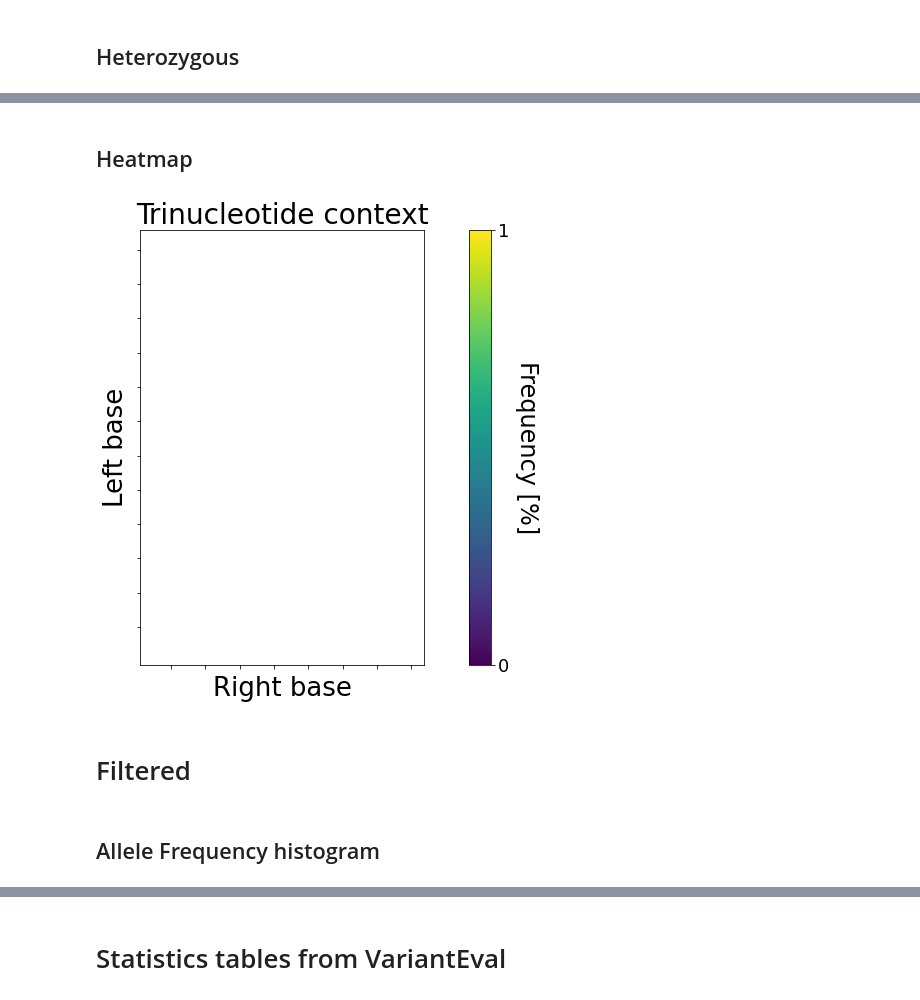
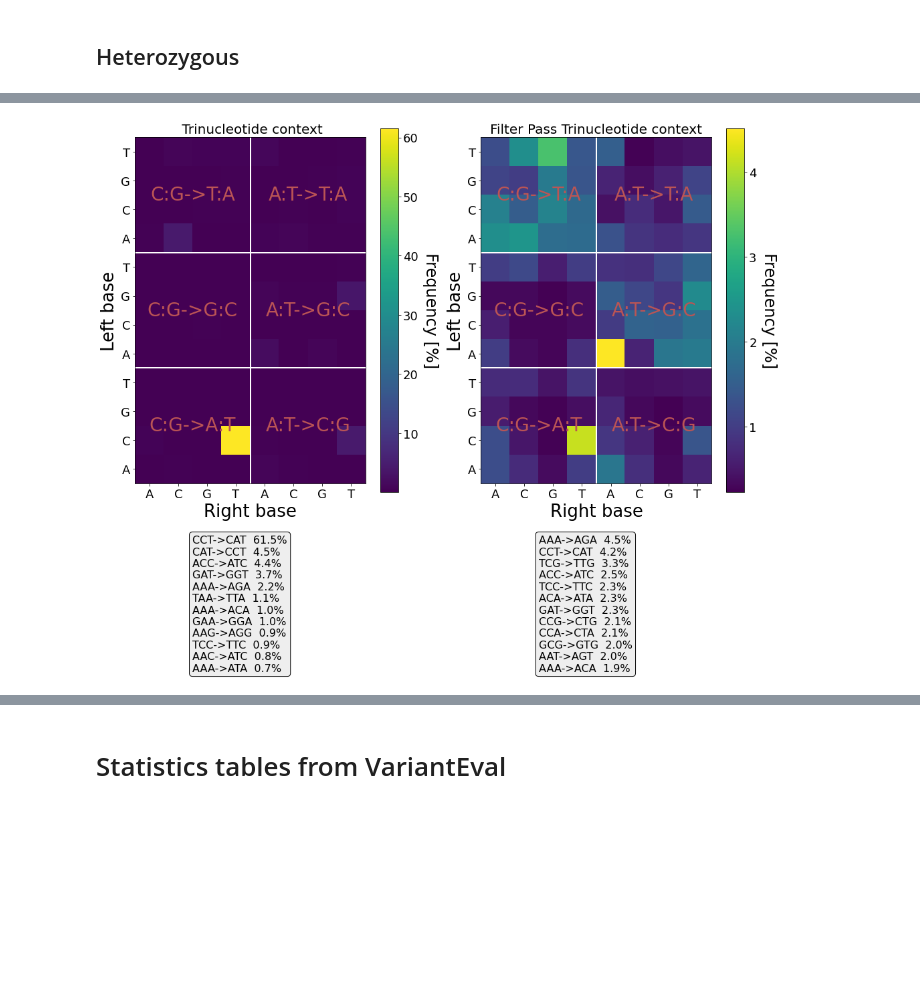
Before and after one commit to Ultimagen/VariantCalling, a Jupyter notebook: src/python/reports/report_wo_gt.ipynb, the cells around one changed output, grey strips where cells are left out. Cells and saved outputs as stored; diff of their text form; code cells hidden in the pictures; blank space fills up the shorter version.

```diff
--- a/src/python/reports/report_wo_gt.ipynb
+++ b/src/python/reports/report_wo_gt.ipynb
@@ -352,13 +280,13 @@ posx and posy should be finite values
-# %% [markdown]
-## Heatmap
 # %%
-def plot_heatmap(motifs,ax=None):
+def plot_heatmap(motifs,ax=None, title_prefix = ""):
+
     if ax is None:
         plt.figure()
         ax = plt.gca()
     plt.sca(ax)
 
-    plt.title("Trinucleotide context", fontsize=28)
+    plt.title(f"{title_prefix} Trinucleotide context", fontsize=20)
+
     x = (motifs / motifs.sum()).reset_index()
     x = x.assign(
         ref=x["ref_motif"].str.slice(1, 2),
@@ -374,6 +302,18 @@ def plot_heatmap(motifs,ax=None):
             axis=1,
         )
     )
+
+    table_str = "\n".join(
+        (
+            x["ref_motif"]
+            + "->"
+            + x["alt_motif"]
+            + "  "
+            + (x["size"]).apply(lambda x: f"{x:.1%}")
+        )
+        .loc[x.sort_values("size", ascending=False).head(12).index]
+        .values
+    )
     x = x.pivot_table(
         index=[
             "family",
@@ -383,6 +323,16 @@ def plot_heatmap(motifs,ax=None):
         values="size",
     ).sort_index(ascending=False)
 
+    ax.text(
+        0.25,
+        -0.15,
+        table_str,
+        transform=ax.transAxes,
+        fontsize=16,
+        verticalalignment="top",
+        bbox=dict(boxstyle="round", facecolor="#EEEEEE"),
+    )
+
     bbox_extra_artists = list()
     data = np.concatenate((x.iloc[:12, :], x.iloc[12:, :]), axis=1) * 100
     plt.imshow(data, cmap="viridis")
@@ -391,8 +341,7 @@ def plot_heatmap(motifs,ax=None):
         range(
             int(np.ceil(min(cbar.ax.get_yaxis().get_ticklocs()))),
             1 + int(max(cbar.ax.get_yaxis().get_ticklocs())),
-        )
-    )
+            10 if (int(max(cbar.ax.get_yaxis().get_ticklocs()))-int(np.ceil(min(cbar.ax.get_yaxis().get_ticklocs())))>10) else 1))
     cbar.ax.set_ylabel("Frequency [%]", fontsize=24, rotation=270, labelpad=30)
     plt.xticks(range(8), list(x.columns) + list(x.columns))
     plt.yticks(range(12), x.iloc[:12, :].index.get_level_values("left"))
@@ -412,36 +361,36 @@ def plot_heatmap(motifs,ax=None):
             [
                 (xlim[0] + (xlim[1] - xlim[0]) / 4),
                 (xlim[0] + (xlim[1] - xlim[0]) * 3 / 4),
             ]
         ],
         3,
         axis=0,
     )
     Y = np.repeat(
         [
             [
                 (ylim[0] + (ylim[1] - ylim[0]) * 5 / 6),
                 (ylim[0] + (ylim[1] - ylim[0]) * 3 / 6),
                 (ylim[0] + (ylim[1] - ylim[0]) / 6),
             ]
         ],
         2,
         axis=0,
     ).T
     T = np.vstack(
         (
             x.iloc[:12:4, :].index.get_level_values("family").values,
             x.iloc[12::4, :].index.get_level_values("family").values,
         )
     ).T
 
     for xx, yy, tt in zip(X.flatten(), Y.flatten(), T.flatten()):
         plt.text(xx, yy, tt, color="#BB5555", fontsize=28, ha="center", va="center")
 
-plot_heatmap(motifs)
+
+fig, axes = plt.subplots(nrows=1, ncols=2, figsize=(17, 10))
+
+plot_heatmap(motifs, axes[0])
+plot_heatmap(filtered_motifs, axes[1], "Filter Pass")
 # %% [output]
-[figure, old version]
+[figure, new version]
-# %% [markdown]
-# Filtered
-# %% [markdown]
-## Allele Frequency histogram
```
Also changed, not shown: parts of 65 cells of this notebook, 3 other files.
